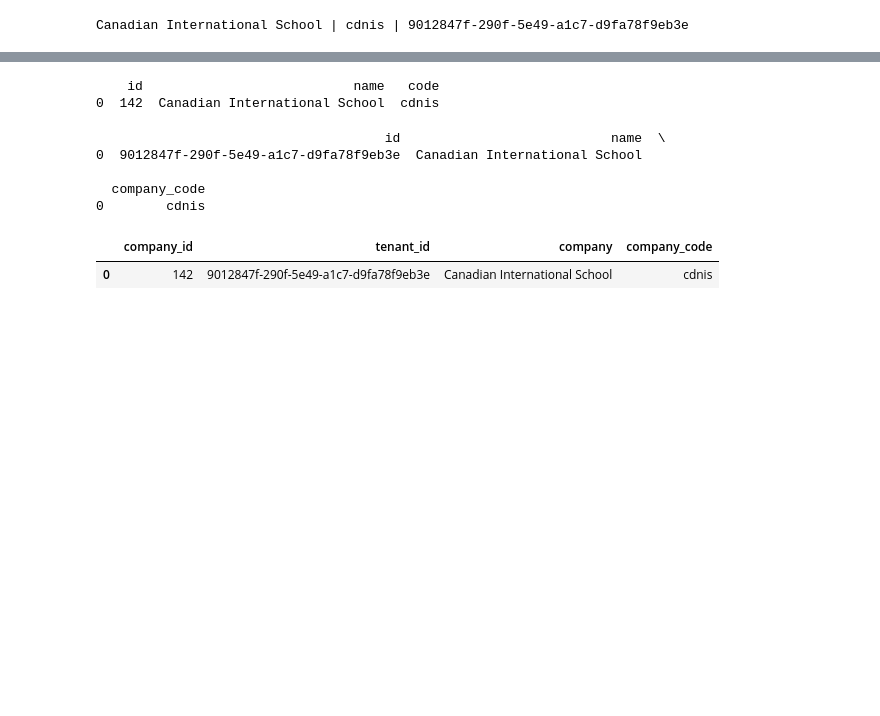
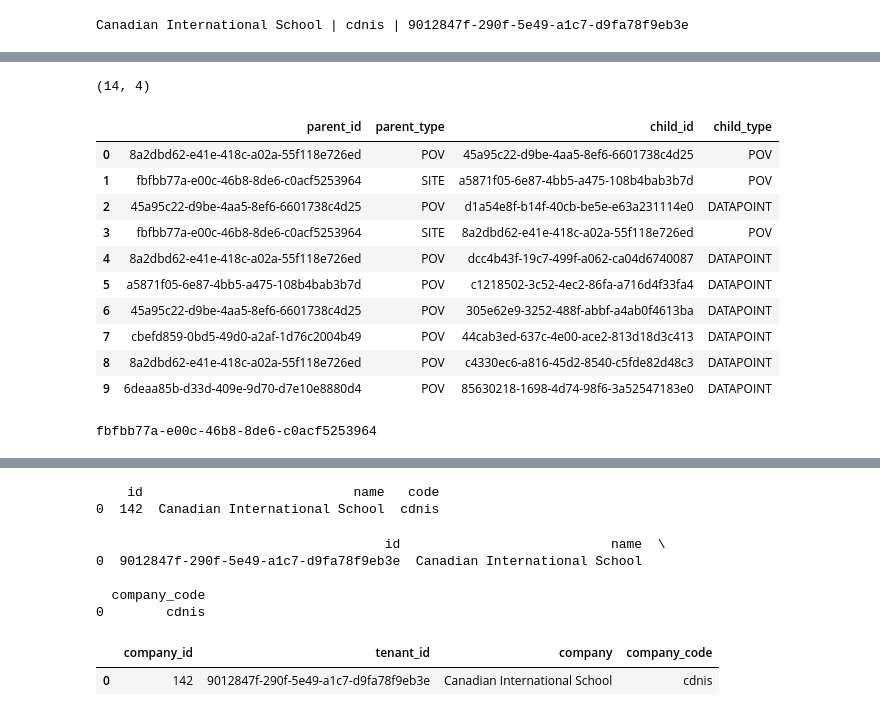
Before and after one commit to en-trak/ems-hierarchy-energy, a Jupyter notebook: ems.ipynb, the cells around one changed output, grey strips where cells are left out. Cells and saved outputs as stored; diff of their text form; code cells hidden in the pictures; blank space fills up the shorter version.

```diff
--- a/ems.ipynb
+++ b/ems.ipynb
@@ -44,3 +54,26 @@ dataFlow.create_nodes_and_datapoints(df, tenant.id.values[0])
+# %%
+srd = dataFlow.hr.simulation_relations_df
+print(srd.shape)
+with pd.option_context('display.max_columns', None):
+    display(srd[:10])
+# %% [output]
+(14, 4)
+|  | parent_id | parent_type | child_id | child_type |
+| 0 | 8a2dbd62-e41e-418c-a02a-55f118e726ed | POV | 45a95c22-d9be-4aa5-8ef6-6601738c4d25 | POV |
+| 1 | fbfbb77a-e00c-46b8-8de6-c0acf5253964 | SITE | a5871f05-6e87-4bb5-a475-108b4bab3b7d | POV |
+| 2 | 45a95c22-d9be-4aa5-8ef6-6601738c4d25 | POV | d1a54e8f-b14f-40cb-be5e-e63a231114e0 | DATAPOINT |
+| 3 | fbfbb77a-e00c-46b8-8de6-c0acf5253964 | SITE | 8a2dbd62-e41e-418c-a02a-55f118e726ed | POV |
+| 4 | 8a2dbd62-e41e-418c-a02a-55f118e726ed | POV | dcc4b43f-19c7-499f-a062-ca04d6740087 | DATAPOINT |
+| 5 | a5871f05-6e87-4bb5-a475-108b4bab3b7d | POV | c1218502-3c52-4ec2-86fa-a716d4f33fa4 | DATAPOINT |
+| 6 | 45a95c22-d9be-4aa5-8ef6-6601738c4d25 | POV | 305e62e9-3252-488f-abbf-a4ab0f4613ba | DATAPOINT |
+| 7 | cbefd859-0bd5-49d0-a2af-1d76c2004b49 | POV | 44cab3ed-637c-4e00-ace2-813d18d3c413 | DATAPOINT |
+| 8 | 8a2dbd62-e41e-418c-a02a-55f118e726ed | POV | c4330ec6-a816-45d2-8540-c5fde82d48c3 | DATAPOINT |
+| 9 | 6deaa85b-d33d-409e-9d70-d7e10e8880d4 | POV | 85630218-1698-4d74-98f6-3a52547183e0 | DATAPOINT |
+# %%
+site_node_id = srd[srd['parent_type']=='SITE']['parent_id'].iloc[0]
+print(site_node_id)
+# %% [output]
+fbfbb77a-e00c-46b8-8de6-c0acf5253964
 # %%
 hr = dataFlow.hr
 logger.debug("====================== Simulate TenantTree XML ==========================")
```
Also changed, not shown: parts of 7 cells of this notebook, 2 other files.
